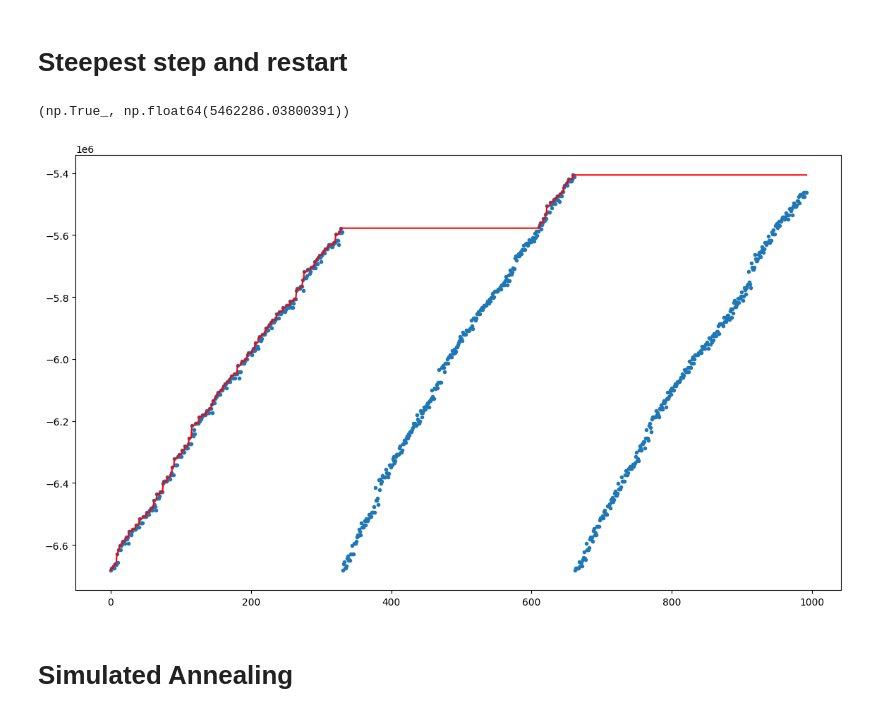
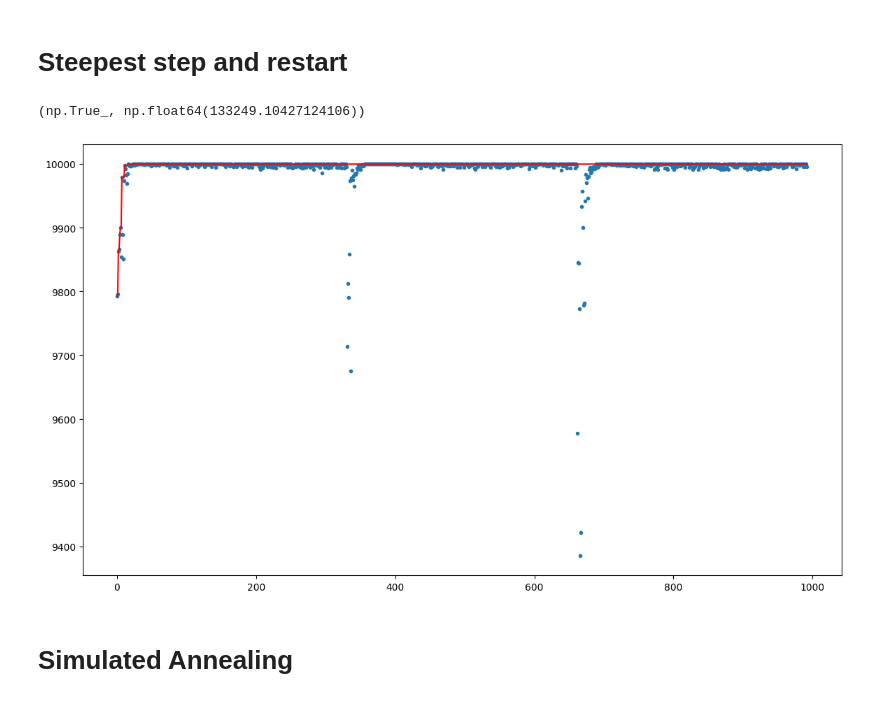
Before and after one commit to Gabriele-Raffaele/CI2024_lab1, a Jupyter notebook: lab1.ipynb, the cells around one changed output. Cells and saved outputs as stored; diff of their text form; code cells hidden in the pictures.

```diff
--- a/lab1.ipynb
+++ b/lab1.ipynb
@@ -110,6 +107,6 @@ def tweak2(solution):
     return new_solution
 # %%
 
-solution = hill_climb(tweak2, starting_point)
+solution = hill_climb(tweak2, starting_point, fitness, plotter)
 None
 # %% [output]
@@ -157,35 +147,30 @@ ic| history.index(fitness(solution)): 1000
 # %%
 NUM_RESTARTS = 3
 STEEPEST_STEP_CANDIDATES = 5
 TRUE_MAX_STEPS = MAX_STEPS // STEEPEST_STEP_CANDIDATES
 history = list()
 for i in tqdm(range(NUM_RESTARTS), position=0):
-    solution = starting_point()
-    history.append(fitness(solution))
+    solution = starting_point_2()
+    history.append(fitness_improved(solution))
     for _ in tqdm (range(TRUE_MAX_STEPS//NUM_RESTARTS), position=1, desc=f'step {i+1}'):
-        candidates = [tweak2(solution) for _ in range(STEEPEST_STEP_CANDIDATES)]
+        candidates = [tweak2_improved(solution) for _ in range(STEEPEST_STEP_CANDIDATES)]
         candidates_fitness = list()
 
         for candidate in candidates:
-            candidates_fitness.append(fitness(candidate))
-            history.append(fitness(candidate))
+            candidates_fitness.append(fitness_improved(candidate))
+            history.append(fitness_improved(candidate))
         idx = candidates_fitness.index(max(candidates_fitness))
         new_solution = candidates[idx]
         new_fitness = candidates_fitness[idx]
-        if new_fitness > fitness(solution):
+        if new_fitness > fitness_improved(solution):
             solution = new_solution
-plt.figure(figsize=(14, 8))
-c_values = [c for v, c in history]
-plt.plot(
-    range(len(c_values)),
-    list(accumulate(c_values, max)),
-    color="red",
-)
-_ = plt.scatter(range(len(c_values)), c_values, marker=".")
+
+plotter2(history)
+
 valid(solution), cost(solution)
 # %% [output]
-(np.True_, np.float64(5462286.03800391))
+(np.True_, np.float64(133249.10427124106))
-[figure, old version]
+[figure, new version]
 # %% [markdown]
 # Simulated Annealing
 # %%
```
Also changed, not shown: parts of 12 cells of this notebook.
